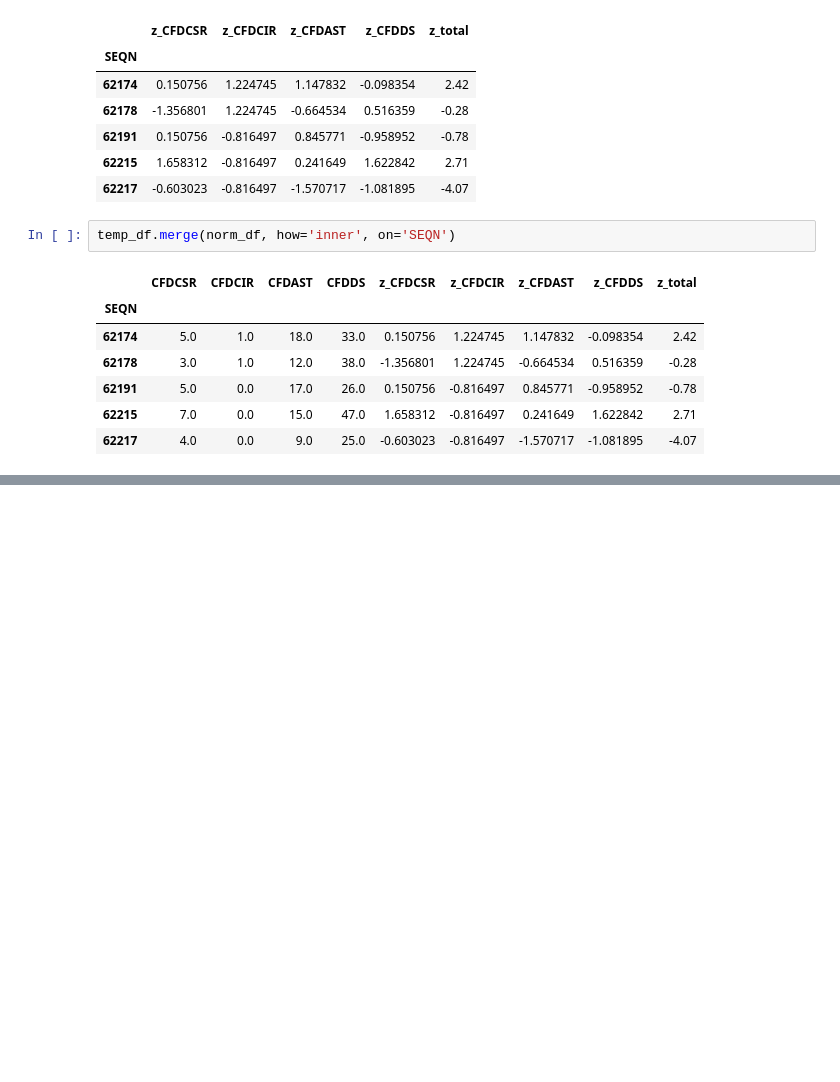
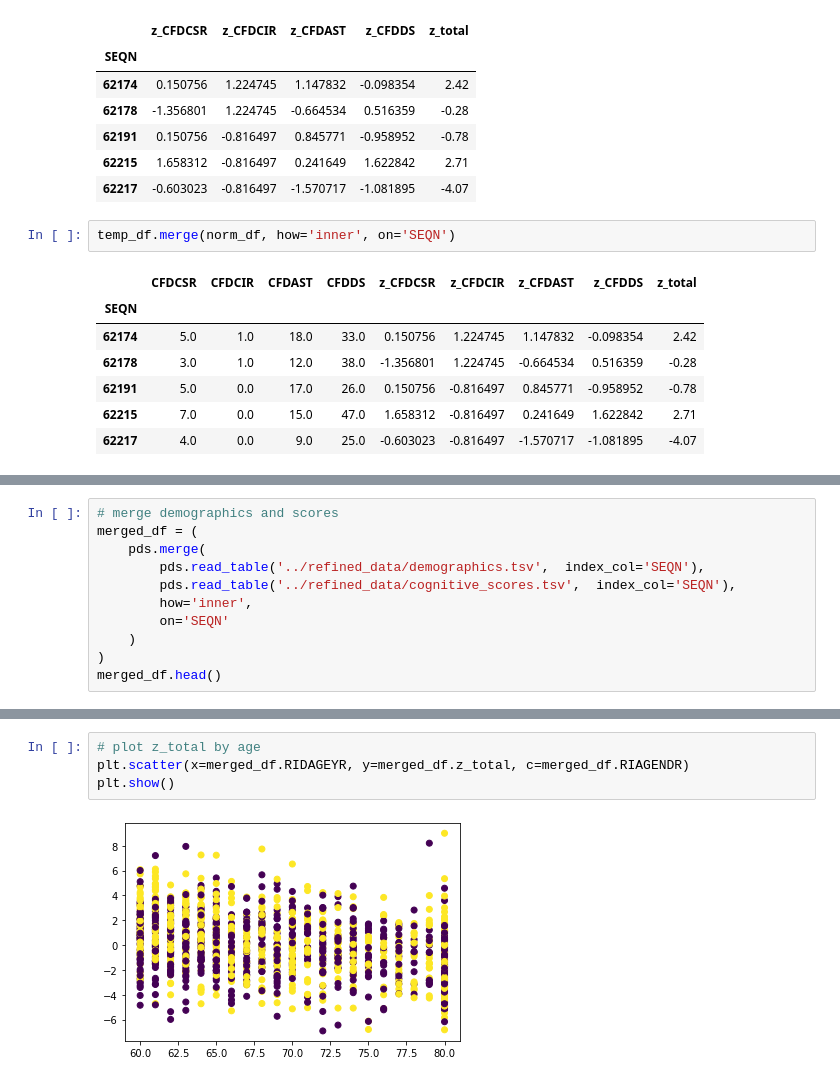
Before and after one commit to uflcod/nhanes-analysis, a Jupyter notebook: nhanes/2011_2012/scripts/cognitive_exploration.ipynb, the cells around one changed output, grey strips where cells are left out. Saved outputs shown, nothing was run; the diff lists cells and outputs as text; blank space fills up the shorter version.

Commit message:
add some plots

```diff
--- a/nhanes/2011_2012/scripts/cognitive_exploration.ipynb
+++ b/nhanes/2011_2012/scripts/cognitive_exploration.ipynb
@@ -157,0 +153,11 @@ plt.show()
+# %%
+# merge demographics and scores
+merged_df = (
+    pds.merge(
+        pds.read_table('../refined_data/demographics.tsv',  index_col='SEQN'),
+        pds.read_table('../refined_data/cognitive_scores.tsv',  index_col='SEQN'),
+        how='inner',
+        on='SEQN'
+    )
+)
+merged_df.head()
@@ -157,0 +172,6 @@ plt.show()
+# %%
+# plot z_total by age
+plt.scatter(x=merged_df.RIDAGEYR, y=merged_df.z_total, c=merged_df.RIAGENDR)
+plt.show()
+# %% [output]
+[figure, added]
```
Also changed, not shown: parts of 7 cells of this notebook.
